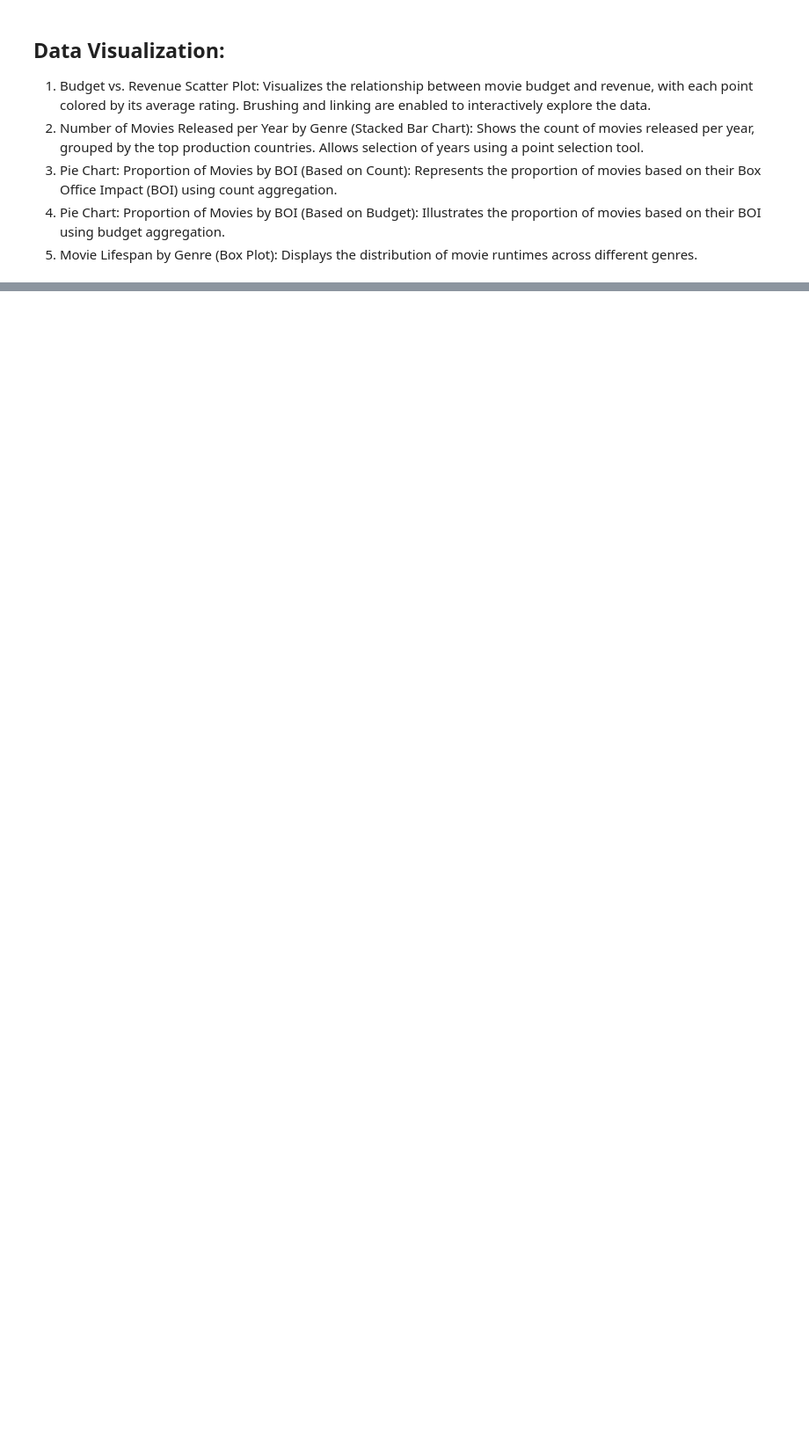
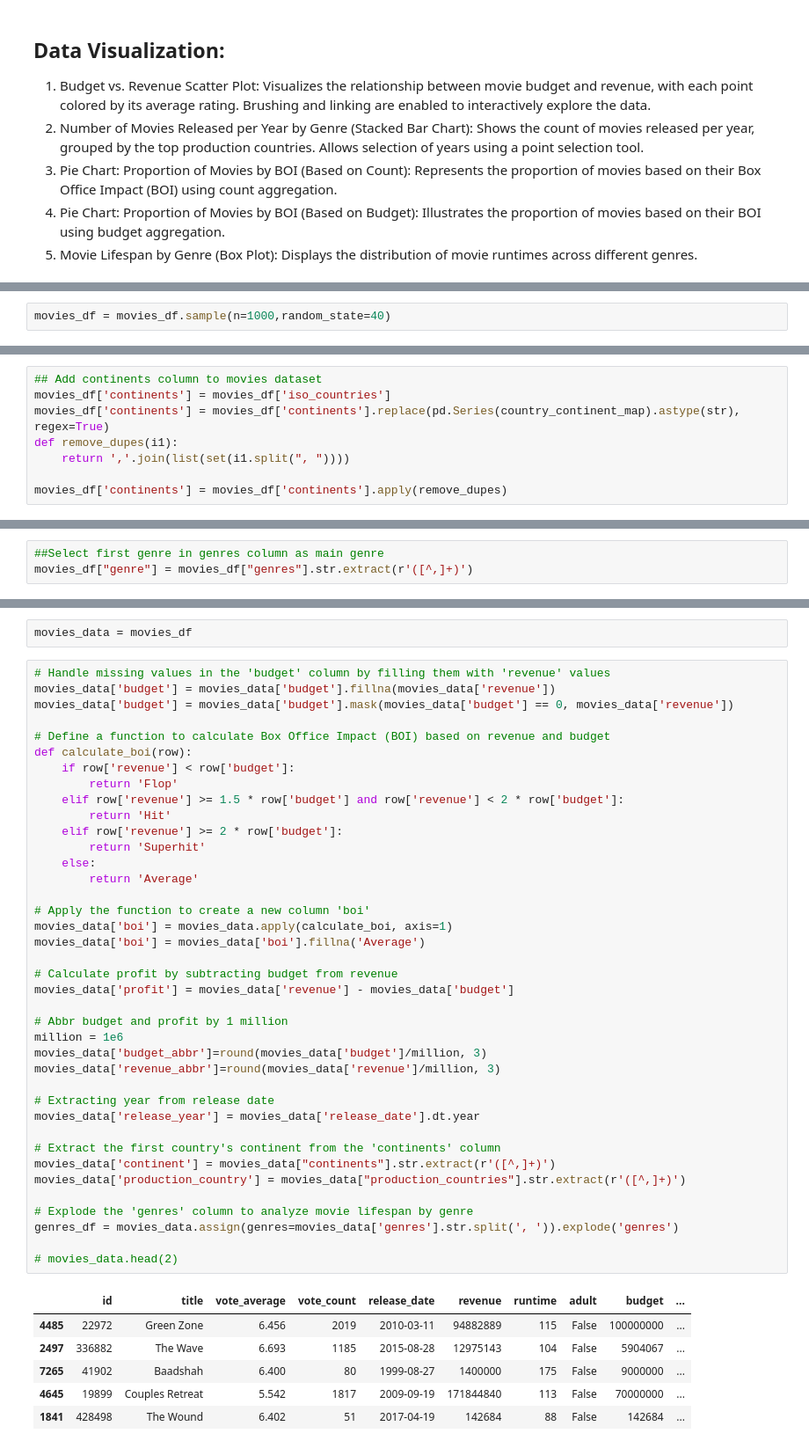
Before and after one commit to williamkho-xzq/iv-coursework, a Jupyter notebook: System C.ipynb, the cells around one changed output, grey strips where cells are left out. Shown at 88% size. Drawn from its saved outputs; the diff is of its cells as text; blank space fills up the shorter version.

```diff
--- a/System C.ipynb
+++ b/System C.ipynb
@@ -105,0 +43,2 @@ movies_data.head(5)
+# %%
+movies_df = movies_df.sample(n=1000,random_state=40)
@@ -105,0 +70,8 @@ movies_data.head(5)
+# %%
+## Add continents column to movies dataset
+movies_df['continents'] = movies_df['iso_countries']
+movies_df['continents'] = movies_df['continents'].replace(pd.Series(country_continent_map).astype(str), regex=True)
+def remove_dupes(i1):
+    return ','.join(list(set(i1.split(", "))))
+
+movies_df['continents'] = movies_df['continents'].apply(remove_dupes)
@@ -105,0 +83,3 @@ movies_data.head(5)
+# %%
+##Select first genre in genres column as main genre
+movies_df["genre"] = movies_df["genres"].str.extract(r'([^,]+)')
@@ -105,0 +95,48 @@ movies_data.head(5)
+# %%
+movies_data = movies_df
+# %%
+# Handle missing values in the 'budget' column by filling them with 'revenue' values
+movies_data['budget'] = movies_data['budget'].fillna(movies_data['revenue'])
+movies_data['budget'] = movies_data['budget'].mask(movies_data['budget'] == 0, movies_data['revenue'])
+
+# Define a function to calculate Box Office Impact (BOI) based on revenue and budget
+def calculate_boi(row):
+    if row['revenue'] < row['budget']:
+        return 'Flop'
+    elif row['revenue'] >= 1.5 * row['budget'] and row['revenue'] < 2 * row['budget']:
+        return 'Hit'
+    elif row['revenue'] >= 2 * row['budget']:
+        return 'Superhit'
+    else:
+        return 'Average'
+
+# Apply the function to create a new column 'boi'
+movies_data['boi'] = movies_data.apply(calculate_boi, axis=1)
+movies_data['boi'] = movies_data['boi'].fillna('Average')
+
+# Calculate profit by subtracting budget from revenue
+movies_data['profit'] = movies_data['revenue'] - movies_data['budget']
+
+# Abbr budget and profit by 1 million
+million = 1e6
+movies_data['budget_abbr']=round(movies_data['budget']/million, 3)
+movies_data['revenue_abbr']=round(movies_data['revenue']/million, 3)
+
+# Extracting year from release date
+movies_data['release_year'] = movies_data['release_date'].dt.year
+
+# Extract the first country's continent from the 'continents' column
+movies_data['continent'] = movies_data["continents"].str.extract(r'([^,]+)')
+movies_data['production_country'] = movies_data["production_countries"].str.extract(r'([^,]+)')
+
+# Explode the 'genres' column to analyze movie lifespan by genre
+genres_df = movies_data.assign(genres=movies_data['genres'].str.split(', ')).explode('genres')
+
+# movies_data.head(2)
+# %% [output]
+|  | id | title | vote_average | vote_count | release_date | revenue | runtime | adult | budget | ... |
+| 4485 | 22972 | Green Zone | 6.456 | 2019 | 2010-03-11 | 94882889 | 115 | False | 100000000 | ... |
+| 2497 | 336882 | The Wave | 6.693 | 1185 | 2015-08-28 | 12975143 | 104 | False | 5904067 | ... |
+| 7265 | 41902 | Baadshah | 6.400 | 80 | 1999-08-27 | 1400000 | 175 | False | 9000000 | ... |
+| 4645 | 19899 | Couples Retreat | 5.542 | 1817 | 2009-09-19 | 171844840 | 113 | False | 70000000 | ... |
+| 1841 | 428498 | The Wound | 6.402 | 51 | 2017-04-19 | 142684 | 88 | False | 142684 | ... |
```
Also changed, not shown: parts of 20 cells of this notebook.
